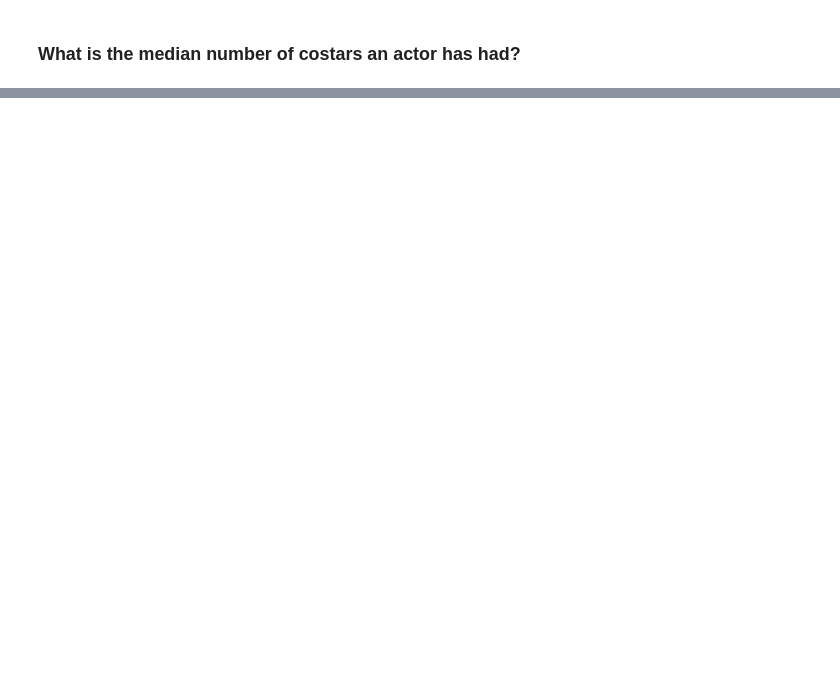
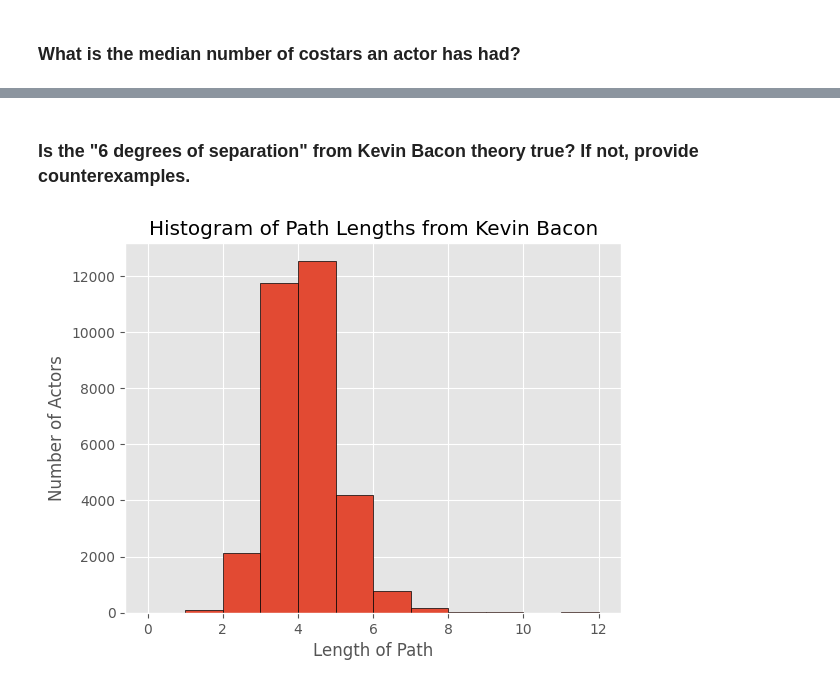
Before and after one commit to YuanRuQian/cs6017-labs, a Jupyter notebook: Lab28/movies_lab..ipynb, the cells around one changed output, grey strips where cells are left out. Cells and saved outputs as stored; diff of their text form; code cells hidden in the pictures; blank space fills up the shorter version.

```diff
--- a/Lab28/movies_lab..ipynb
+++ b/Lab28/movies_lab..ipynb
@@ -159,0 +136,17 @@ plt.show()
+# %% [markdown]
+### Is the "6 degrees of separation" from Kevin Bacon theory true? If not, provide counterexamples.
+# %%
+
+path_lengths = nx.shortest_path_length(actors_graph, source='Kevin Bacon')
+
+path_lengths_list = list(path_lengths.values())
+
+
+plt.hist(path_lengths_list, bins=range(min(path_lengths_list),
+             max(path_lengths_list) + 1, 1), edgecolor='black')
+plt.xlabel("Length of Path")
+plt.ylabel("Number of Actors")
+plt.title("Histogram of Path Lengths from Kevin Bacon")
+plt.show()
+# %% [output]
+[figure, added]
```
Also changed, not shown: parts of 7 cells of this notebook, 1 other file.
